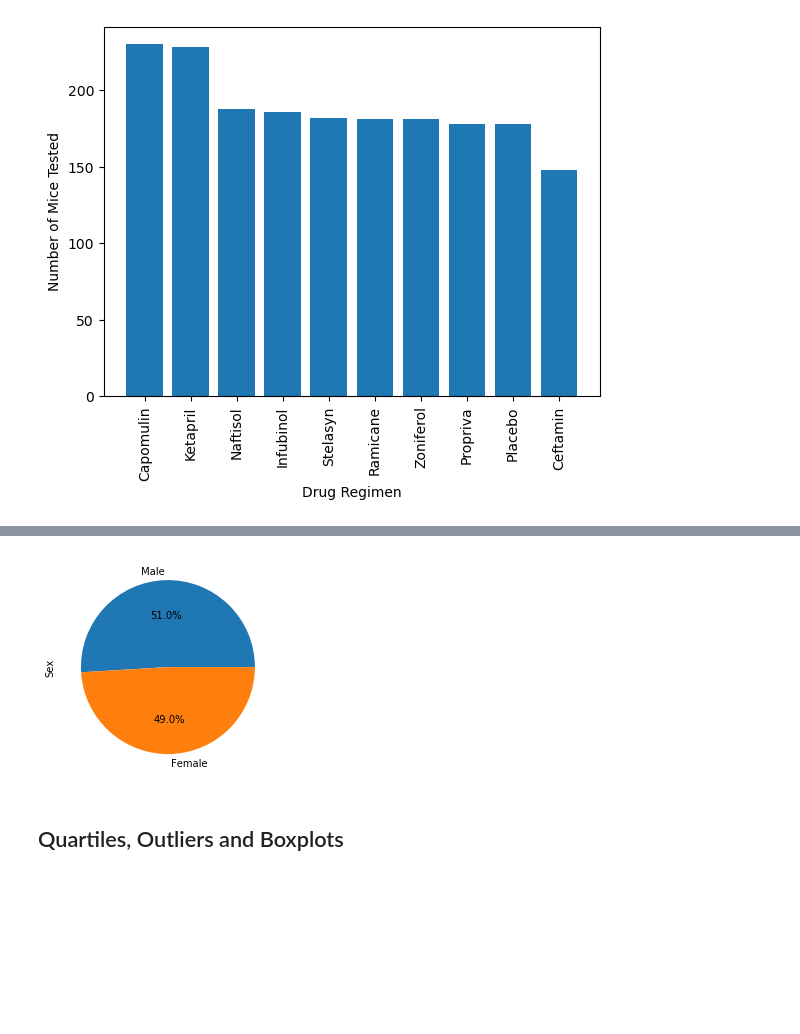
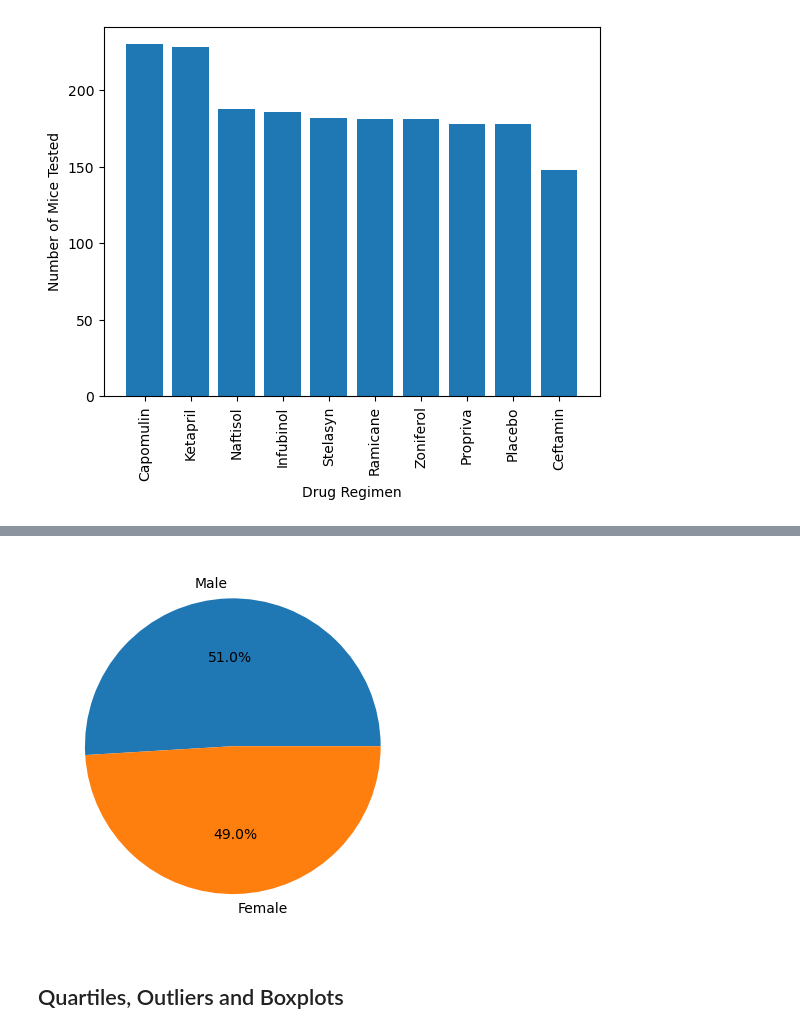
Before and after one commit to m-lohr/matplotlib-challenge, a Jupyter notebook: Pymaceuticals/pymaceuticals.ipynb, the cells around one changed output, grey strips where cells are left out. Cells and saved outputs as stored; diff of their text form; code cells hidden in the pictures; blank space fills up the shorter version.

Commit message:
Bar and Pie Charts Added

```diff
--- a/Pymaceuticals/pymaceuticals.ipynb
+++ b/Pymaceuticals/pymaceuticals.ipynb
@@ -175,4 +175,6 @@ plt.show()
 [figure]
 # %%
 # Generate a pie plot showing the distribution of female versus male mice using Pandas
+sex_counts = clean_df["Sex"].value_counts()
+pd_pie = sex_counts.plot.pie(autopct = '%.1f%%')
 # %% [output]
@@ -180,7 +182,10 @@ plt.show()
 # %%
 # Generate a pie plot showing the distribution of female versus male mice using pyplot
+labels = ["Male", "Female"]
+plt.pie(sex_counts, labels=labels, autopct = '%.1f%%')
+plt.show()
 # %% [output]
-[figure, old version]
+[figure, new version]
 # %% [markdown]
 ## Quartiles, Outliers and Boxplots
 # %%
```
Also changed, not shown: parts of 1 cell of this notebook.
